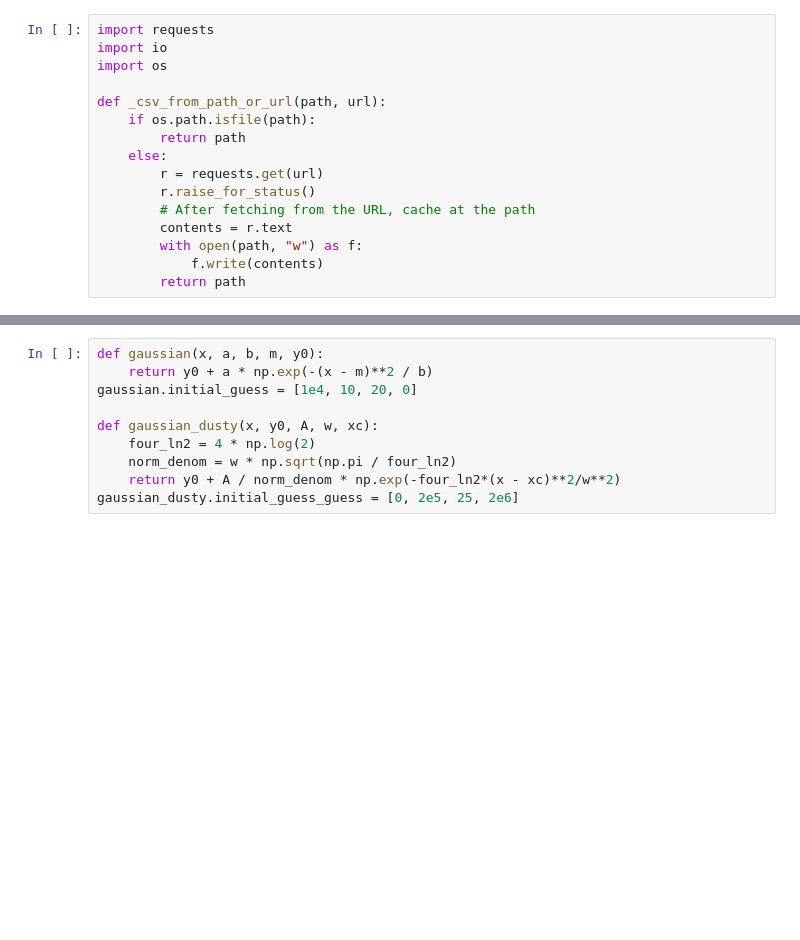
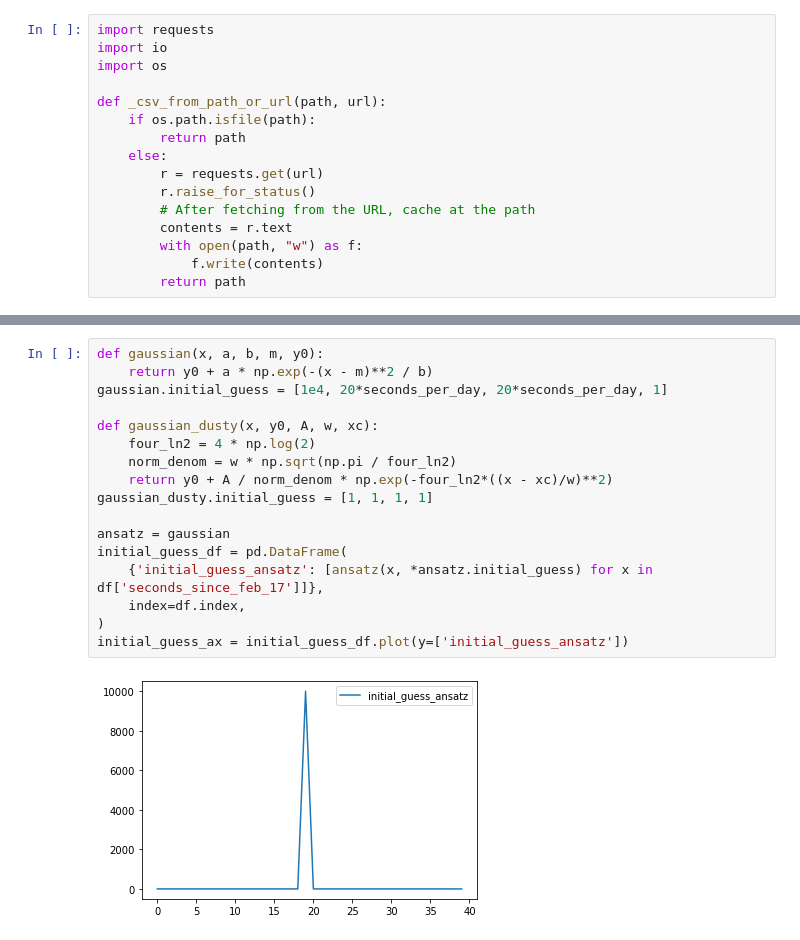
Before and after one commit to medthehatta/covid, a Jupyter notebook: south-korea.ipynb, the cells around one changed output, grey strips where cells are left out. Drawn from its saved outputs; the diff is of its cells as text; blank space fills up the shorter version.

Commit message:
Updates to south-korea gaussian nb

```diff
--- a/south-korea.ipynb
+++ b/south-korea.ipynb
@@ -35,11 +42,20 @@ df = pd.read_csv(csv)
 # %%
 def gaussian(x, a, b, m, y0):
     return y0 + a * np.exp(-(x - m)**2 / b)
-gaussian.initial_guess = [1e4, 10, 20, 0]
+gaussian.initial_guess = [1e4, 20*seconds_per_day, 20*seconds_per_day, 1]
 
 def gaussian_dusty(x, y0, A, w, xc):
     four_ln2 = 4 * np.log(2)
     norm_denom = w * np.sqrt(np.pi / four_ln2)
-    return y0 + A / norm_denom * np.exp(-four_ln2*(x - xc)**2/w**2)
-gaussian_dusty.initial_guess_guess = [0, 2e5, 25, 2e6]
+    return y0 + A / norm_denom * np.exp(-four_ln2*((x - xc)/w)**2)
+gaussian_dusty.initial_guess = [1, 1, 1, 1]
+
+ansatz = gaussian
+initial_guess_df = pd.DataFrame(
+    {'initial_guess_ansatz': [ansatz(x, *ansatz.initial_guess) for x in df['seconds_since_feb_17']]},
+    index=df.index,
+)
+initial_guess_ax = initial_guess_df.plot(y=['initial_guess_ansatz'])
+# %% [output]
+[figure, added]
 # %%
```
Also changed, not shown: parts of 3 cells of this notebook.
